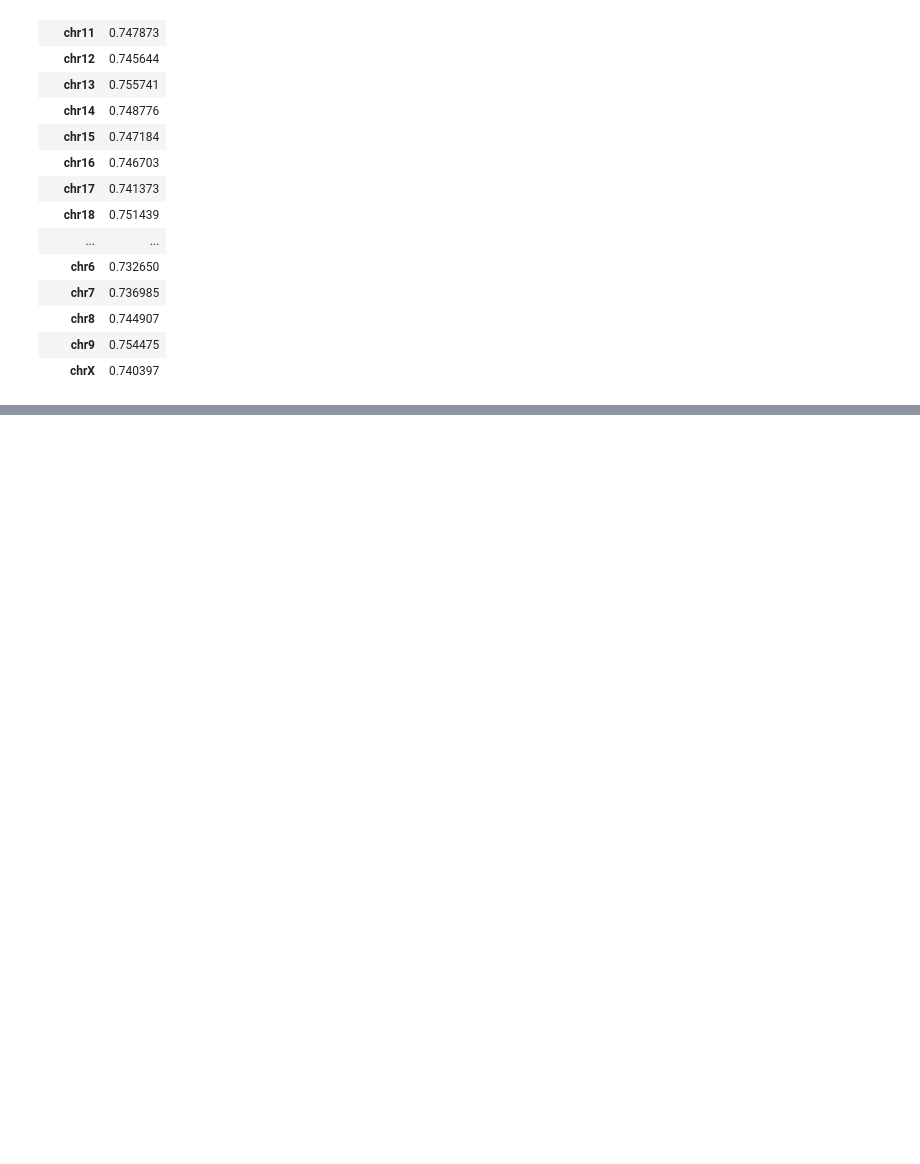
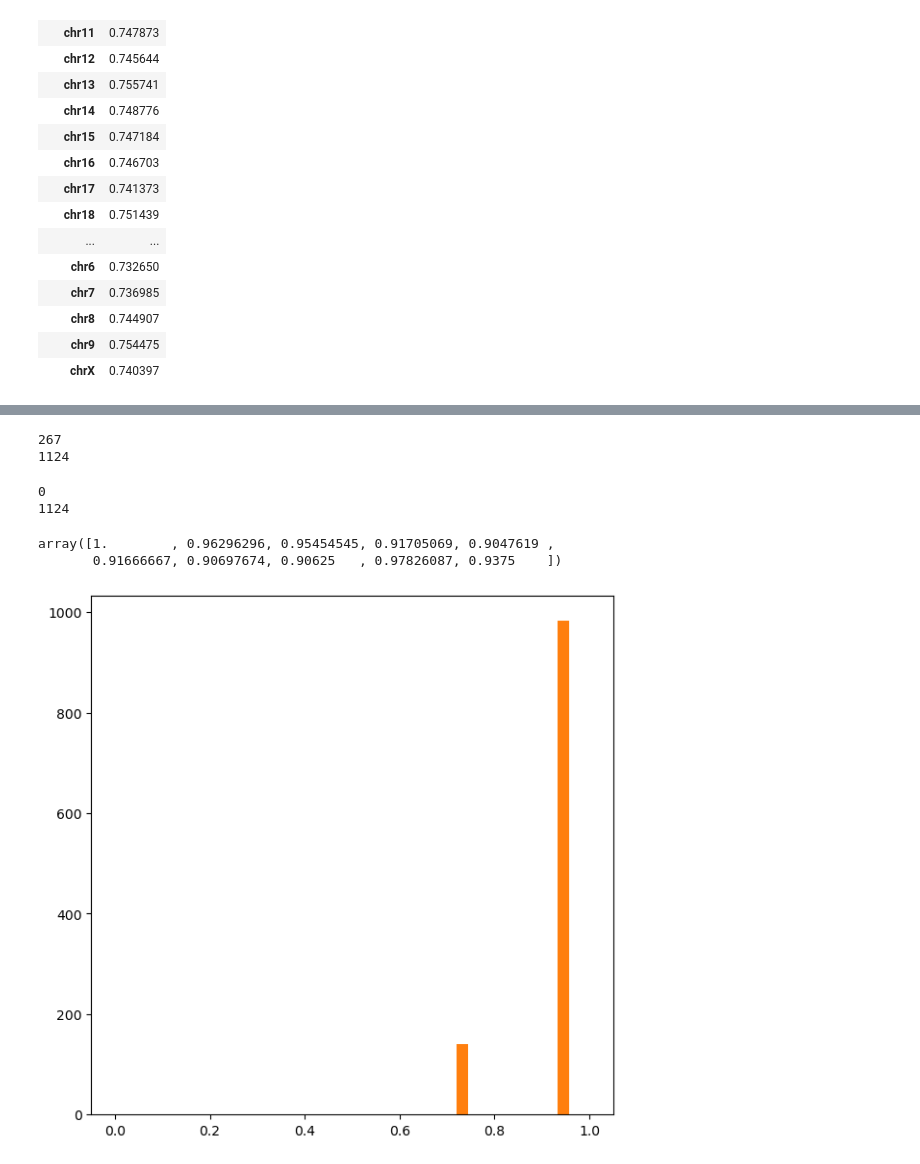
Before and after one commit to wwoskie/HaploGone, a Jupyter notebook: code/examples.ipynb, the cells around one changed output, grey strips where cells are left out. Drawn from its saved outputs; the diff is of its cells as text; code cells hidden in the pictures; blank space fills up the shorter version.

```diff
--- a/code/examples.ipynb
+++ b/code/examples.ipynb
@@ -179,0 +180,53 @@ fig.legend(loc="lower left")
+# %%
+X = np.array(male["BAF"])
+gmm = GaussianMixture(n_components=2).fit(X.reshape(-1, 1))
+
+y = gmm.predict(X.reshape(-1, 1))
+print(y.sum())
+
+X = np.array(male["BAF_segment"])
+y = gmm.predict(X.reshape(-1, 1))
+print(sum(y))
+# %% [output]
+267
+1124
+# %%
+X = np.array(male["BAF"])
+gmm = GaussianMixture(n_components=2).fit(X.reshape(-1, 1))
+
+X = np.array(male["BAF_segment"])
+male["pred"] = y = gmm.predict(X.reshape(-1, 1))
+
+# X = np.array(female["BAF_segment"])
+# y = gmm.predict(X.reshape(-1, 1))
+# print(sum(y))
+# %%
+mask_0 = y == 0
+mask_1 = y == 1
+print(sum(mask_0))
+print(sum(mask_1))
+# %% [output]
+0
+1124
+# %%
+male["BAF"][0.9 < male["BAF"]].unique()
+# %% [output]
+array([1.        , 0.96296296, 0.95454545, 0.91705069, 0.9047619 ,
+       0.91666667, 0.90697674, 0.90625   , 0.97826087, 0.9375    ])
+# %%
+fig = plt.figure(figsize=(7, 7))
+ax1 = fig.add_subplot(111)
+
+ax1.hist(
+    male["BAF_segment"][male['pred'] == 0],
+    bins=10,
+    label=f"0",
+)
+ax1.hist(
+    male["BAF_segment"][male["pred"] == 1],
+    bins=10,
+    label=f"1",
+)
+plt.show()
+# %% [output]
+[figure, added]
```
Also changed, not shown: parts of 6 cells of this notebook.
